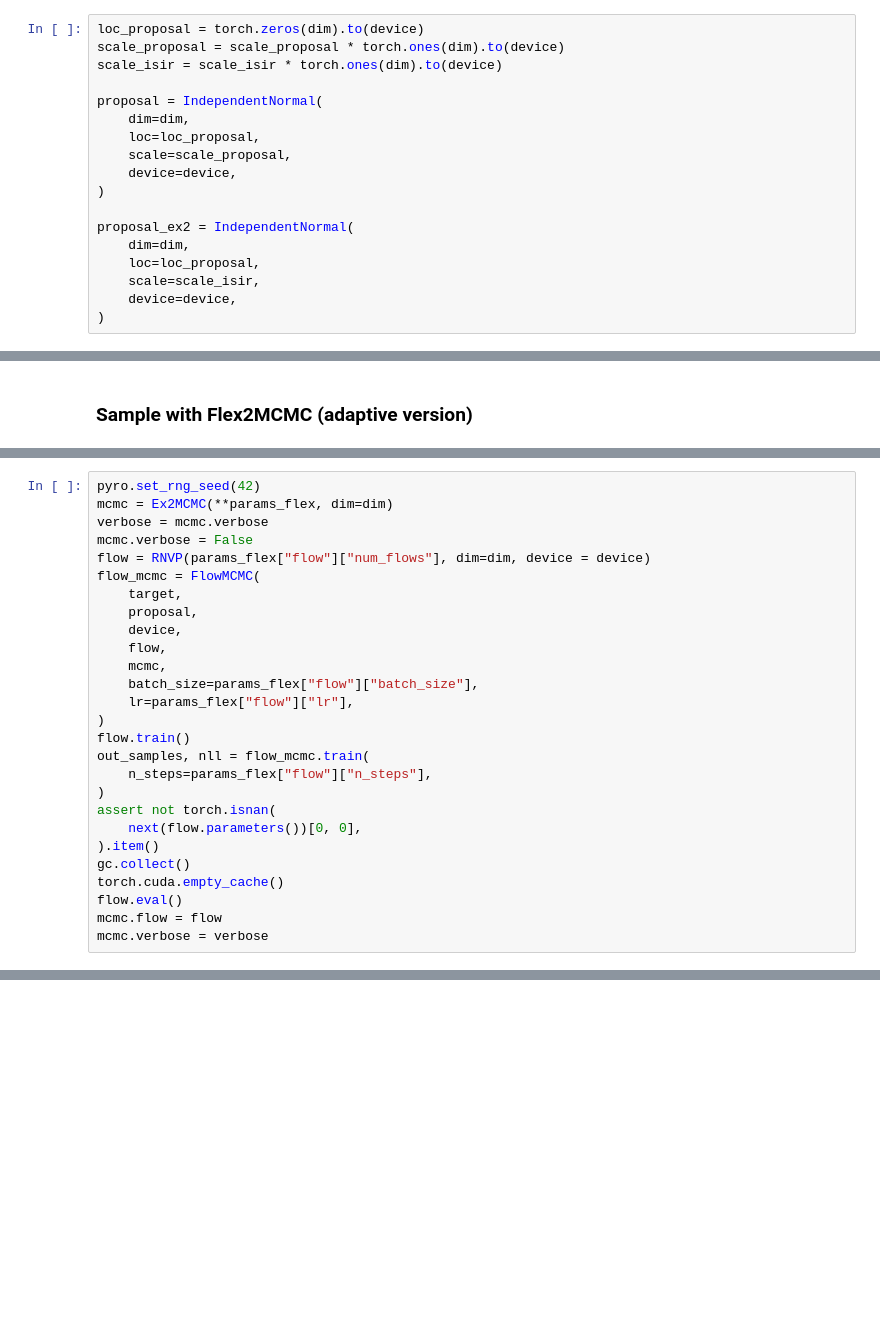
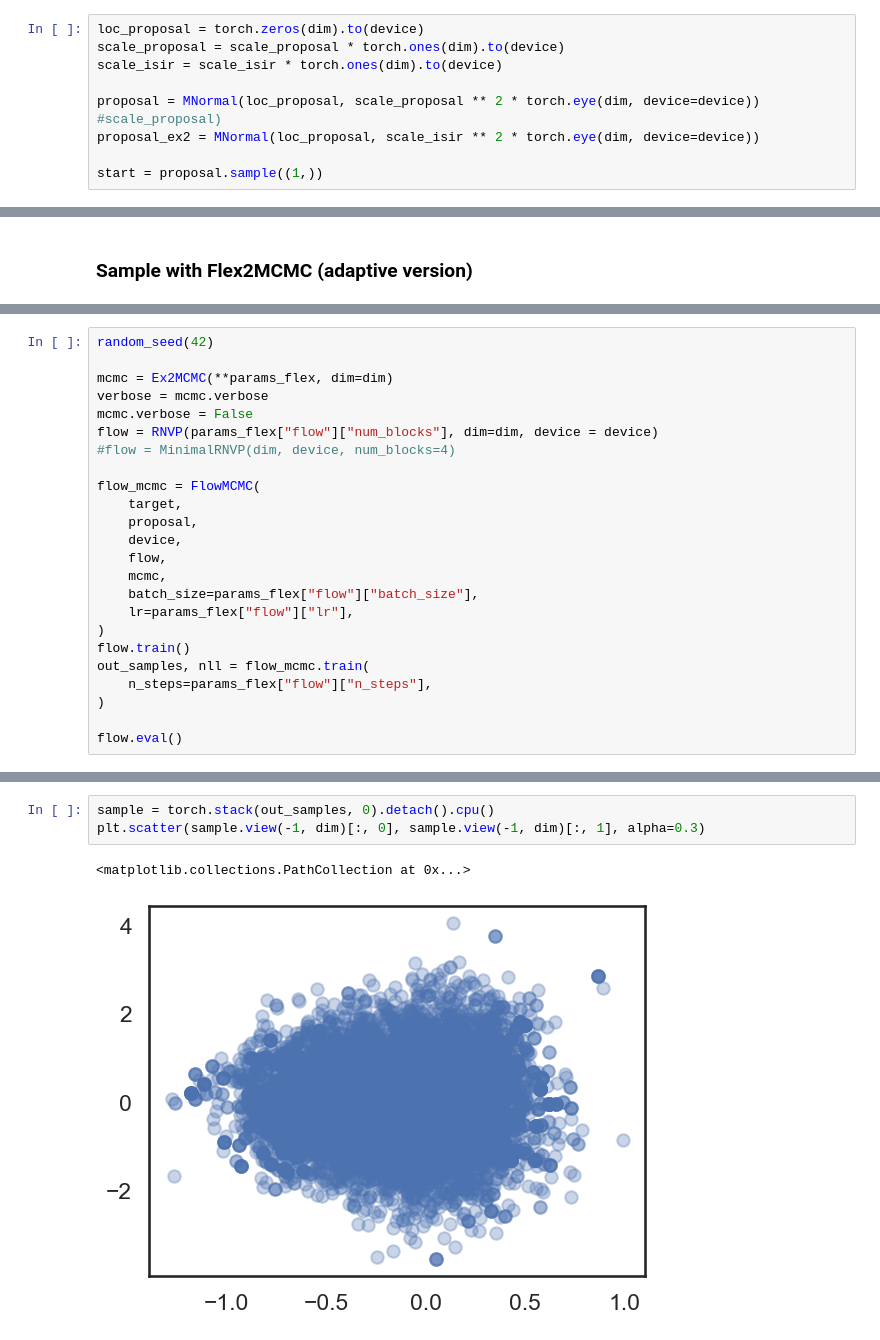
Before and after one commit to svsamsonov/ex2mcmc_new, a Jupyter notebook: experiments/exp_synthetic/flex_funnel.ipynb, the cells around one changed output, grey strips where cells are left out. Saved outputs shown, nothing was run; the diff lists cells and outputs as text; blank space fills up the shorter version.

```diff
--- a/experiments/exp_synthetic/flex_funnel.ipynb
+++ b/experiments/exp_synthetic/flex_funnel.ipynb
@@ -128,19 +138,10 @@ loc_proposal = torch.zeros(dim).to(device)
 scale_proposal = scale_proposal * torch.ones(dim).to(device)
 scale_isir = scale_isir * torch.ones(dim).to(device)
 
-proposal = IndependentNormal(
-    dim=dim,
-    loc=loc_proposal,
-    scale=scale_proposal,
-    device=device,
-)
+proposal = MNormal(loc_proposal, scale_proposal ** 2 * torch.eye(dim, device=device)) #scale_proposal)
+proposal_ex2 = MNormal(loc_proposal, scale_isir ** 2 * torch.eye(dim, device=device))
 
-proposal_ex2 = IndependentNormal(
-    dim=dim,
-    loc=loc_proposal,
-    scale=scale_isir,
-    device=device,
-)
+start = proposal.sample((1,))
 # %% [markdown]
 ### Generate ground-truth samples
 # %%
@@ -291,9 +220,12 @@ torch.cuda.empty_cache()
 # %%
-pyro.set_rng_seed(42)
+random_seed(42)
+
 mcmc = Ex2MCMC(**params_flex, dim=dim)
 verbose = mcmc.verbose
 mcmc.verbose = False
-flow = RNVP(params_flex["flow"]["num_flows"], dim=dim, device = device)
+flow = RNVP(params_flex["flow"]["num_blocks"], dim=dim, device = device)
+#flow = MinimalRNVP(dim, device, num_blocks=4)
+
 flow_mcmc = FlowMCMC(
     target,
     proposal,
@@ -307,11 +239,5 @@ flow.train()
 out_samples, nll = flow_mcmc.train(
     n_steps=params_flex["flow"]["n_steps"],
 )
-assert not torch.isnan(
-    next(flow.parameters())[0, 0],
-).item()
-gc.collect()
-torch.cuda.empty_cache()
+
 flow.eval()
-mcmc.flow = flow
-mcmc.verbose = verbose
@@ -317,0 +250,6 @@ mcmc.verbose = verbose
+# %%
+sample = torch.stack(out_samples, 0).detach().cpu()
+plt.scatter(sample.view(-1, dim)[:, 0], sample.view(-1, dim)[:, 1], alpha=0.3)
+# %% [output]
+<matplotlib.collections.PathCollection at 0x...>
+[figure, added]
```
Also changed, not shown: parts of 26 cells of this notebook, 47 other files.
